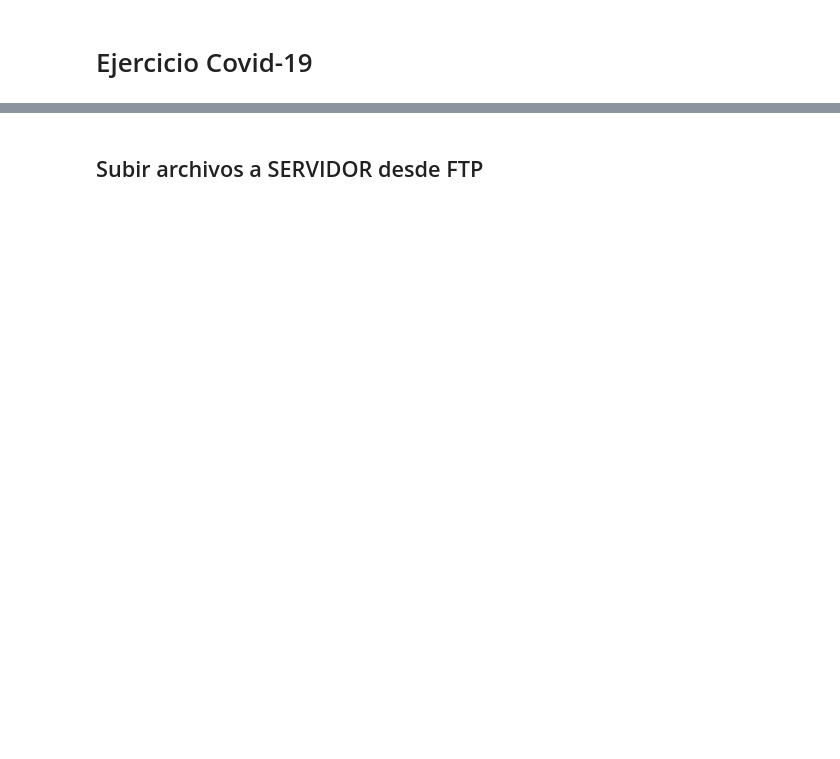
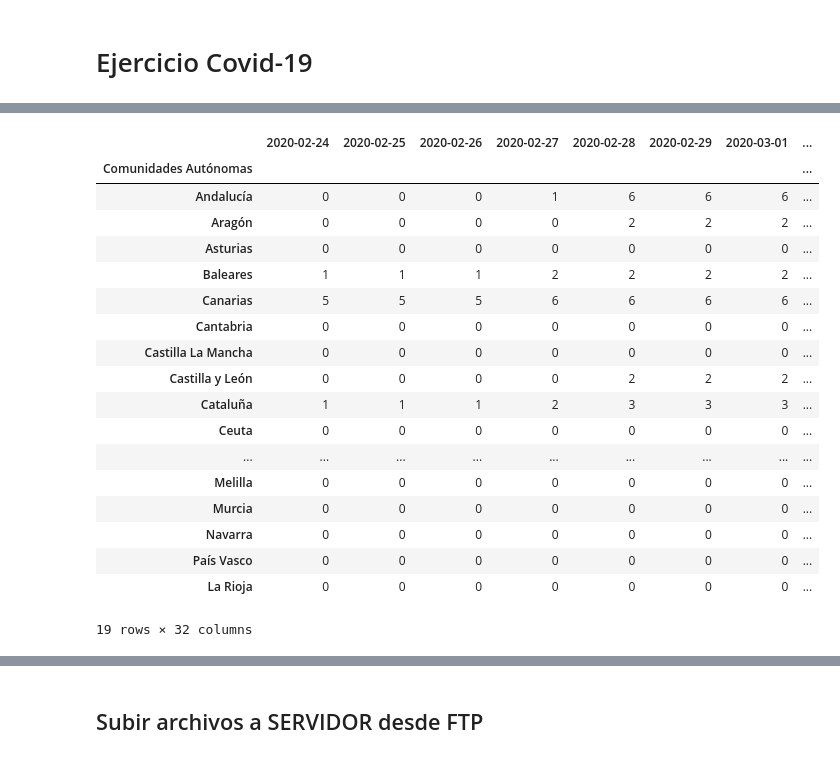
Before and after one commit to akakicreations/ejercicios-casuales-github, a Jupyter notebook: covid19-exercise/covid19_notebook_WEB.ipynb, the cells around one changed output, grey strips where cells are left out. Drawn from its saved outputs; the diff is of its cells as text; code cells hidden in the pictures; blank space fills up the shorter version.

```diff
--- a/covid19-exercise/covid19_notebook_WEB.ipynb
+++ b/covid19-exercise/covid19_notebook_WEB.ipynb
@@ -177,0 +246,24 @@ data_ccaa.tail(2)
+# %%
+# Original dataset: https://github.com/AlbertoCasasOrtiz/Coronavirus-Spain-Dataset
+# Saco la última columna del dataframe habitual y sustituir símbolos apra igualar fecha
+from datetime import datetime
+date_today_evolution = date_today_brut[:8]
+date_today_evolution_final = str(pd.Timestamp(date_today_evolution))
+date_today_evolution_final = date_today_evolution_final[:10]
+
+list_ccaa = ['Andalucía','Aragón',           'Asturias',
+                 'Baleares',           'Canarias',          'Cantabria',
+       'Castilla La Mancha',    'Castilla y León',           'Cataluña',
+                    'Ceuta',      'C. Valenciana',        'Extremadura',
+                  'Galicia',             'Madrid',            'Melilla',
+                   'Murcia',            'Navarra',         'País Vasco',
+                 'La Rioja']
+
+# Importo los datos y reindexo
+data_ccaa_evolution_last = pd.read_json (r'https://api.chollx.es/coronavirus/ca', encoding= 'utf-8')
+data_ccaa_evolution_last.set_index(["ccaa"], inplace = True, append = False, drop = True)
+
+# Renombro la columna con la fecha
+data_ccaa_evolution_last.rename(columns = {'casos_totales':date_today_evolution_final}, inplace = True)
+data_ccaa_evolution_last = data_ccaa_evolution_last[date_today_evolution_final]
+data_ccaa_evolution_last.head()
@@ -177,0 +278,36 @@ data_ccaa.tail(2)
+# %%
+# FALTA METER EL LOOP PARA EL MERGE!!!!!
+
+# Cargo dataset
+data_process = pd.read_csv("covid19_spain_ccaa_evolution.csv", sep = ';', encoding="utf-8")
+
+# Hago merge
+data_process_final = pd.merge(data_process,data_ccaa_evolution_last)
+
+#Añado index nuevo
+data_process_final['Comunidades Autónomas'] = list_ccaa
+data_process_final.set_index('Comunidades Autónomas', inplace=True)
+
+#Quito columna sobrante
+data_process_final.to_csv('covid19_spain_ccaa_evolution2.csv', sep = ';', encoding="utf-8")
+data_process_final
+# %% [output]
+|  | 2020-02-24 | 2020-02-25 | 2020-02-26 | 2020-02-27 | 2020-02-28 | 2020-02-29 | 2020-03-01 | ... |
+| Comunidades Autónomas |  |  |  |  |  |  |  | ... |
+| Andalucía | 0 | 0 | 0 | 1 | 6 | 6 | 6 | ... |
+| Aragón | 0 | 0 | 0 | 0 | 2 | 2 | 2 | ... |
+| Asturias | 0 | 0 | 0 | 0 | 0 | 0 | 0 | ... |
+| Baleares | 1 | 1 | 1 | 2 | 2 | 2 | 2 | ... |
+| Canarias | 5 | 5 | 5 | 6 | 6 | 6 | 6 | ... |
+| Cantabria | 0 | 0 | 0 | 0 | 0 | 0 | 0 | ... |
+| Castilla La Mancha | 0 | 0 | 0 | 0 | 0 | 0 | 0 | ... |
+| Castilla y León | 0 | 0 | 0 | 0 | 2 | 2 | 2 | ... |
+| Cataluña | 1 | 1 | 1 | 2 | 3 | 3 | 3 | ... |
+| Ceuta | 0 | 0 | 0 | 0 | 0 | 0 | 0 | ... |
+| ... | ... | ... | ... | ... | ... | ... | ... | ... |
+| Melilla | 0 | 0 | 0 | 0 | 0 | 0 | 0 | ... |
+| Murcia | 0 | 0 | 0 | 0 | 0 | 0 | 0 | ... |
+| Navarra | 0 | 0 | 0 | 0 | 0 | 0 | 0 | ... |
+| País Vasco | 0 | 0 | 0 | 0 | 0 | 0 | 0 | ... |
+| La Rioja | 0 | 0 | 0 | 0 | 0 | 0 | 0 | ... |
+19 rows × 32 columns
```
Also changed, not shown: parts of 27 cells of this notebook.
